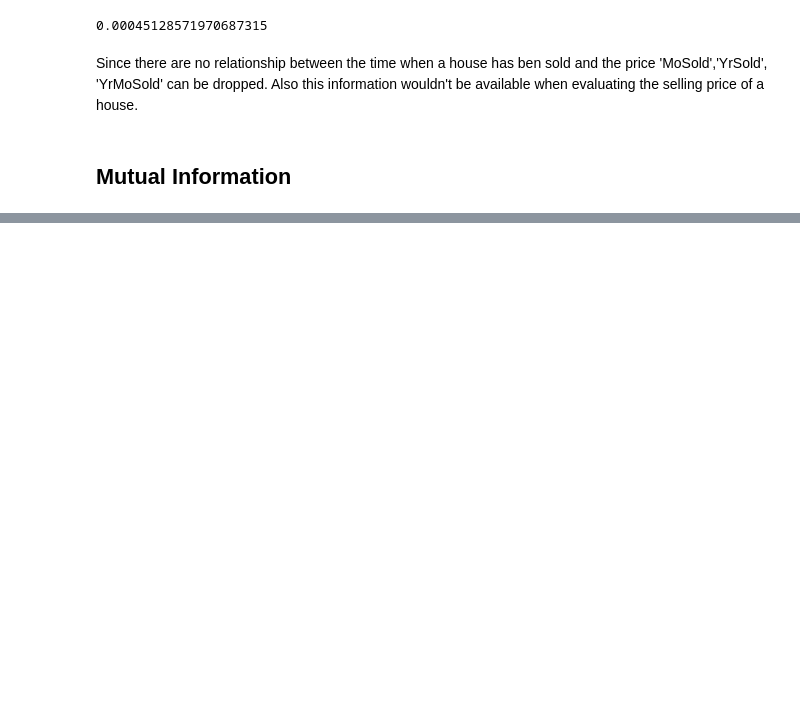
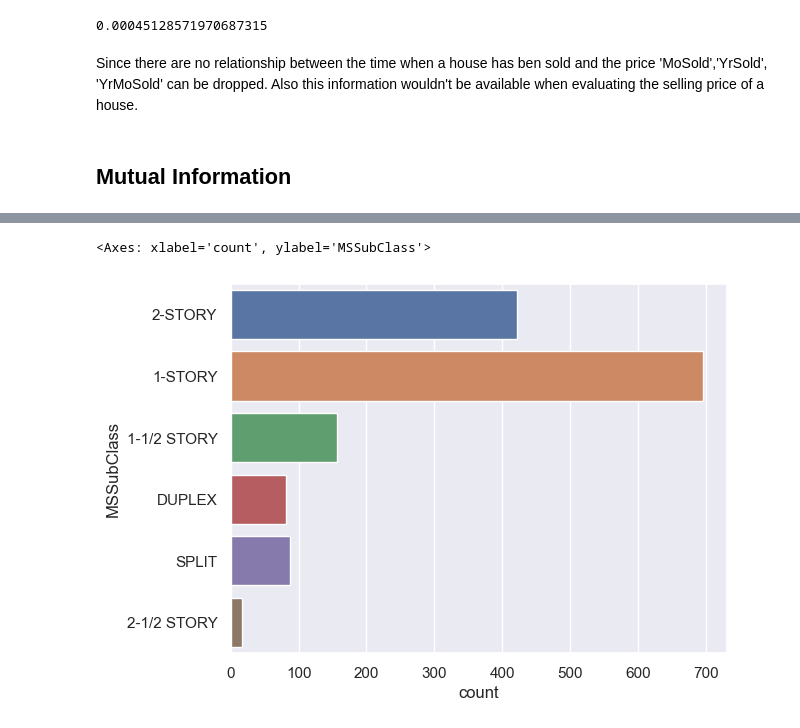
Before and after one commit to PaoloCarlevero/portfolio, a Jupyter notebook: work_in_progres/house_prices/price_prediction.ipynb, the cells around one changed output, grey strips where cells are left out. Drawn from its saved outputs; the diff is of its cells as text; code cells hidden in the pictures; blank space fills up the shorter version.

```diff
--- a/work_in_progres/house_prices/price_prediction.ipynb
+++ b/work_in_progres/house_prices/price_prediction.ipynb
@@ -215,0 +198,23 @@ plot_mi_score(mi_scores)
+# %%
+def break_down_MSSubClass(item):
+    if item in [20, 30, 40, 120]:
+        return '1-STORY'
+    elif item in [45, 50, 150]:
+        return '1-1/2 STORY'
+    elif item in [60, 70, 160]:
+        return '2-STORY'
+    elif item in [75]:
+        return '2-1/2 STORY'
+    elif item in [80, 85, 180]:
+        return 'SPLIT'
+    elif item in [90, 190]:
+        return 'DUPLEX'
+    else:
+        raise Exception(f"Unrecognised value: {item}")
+
+train['MSSubClass'] = train['MSSubClass'].apply(break_down_MSSubClass)
+# %%
+sns.countplot(y=train['MSSubClass'])
+# %% [output]
+<Axes: xlabel='count', ylabel='MSSubClass'>
+[figure, added]
```
Also changed, not shown: parts of 22 cells of this notebook, 5 other files.
